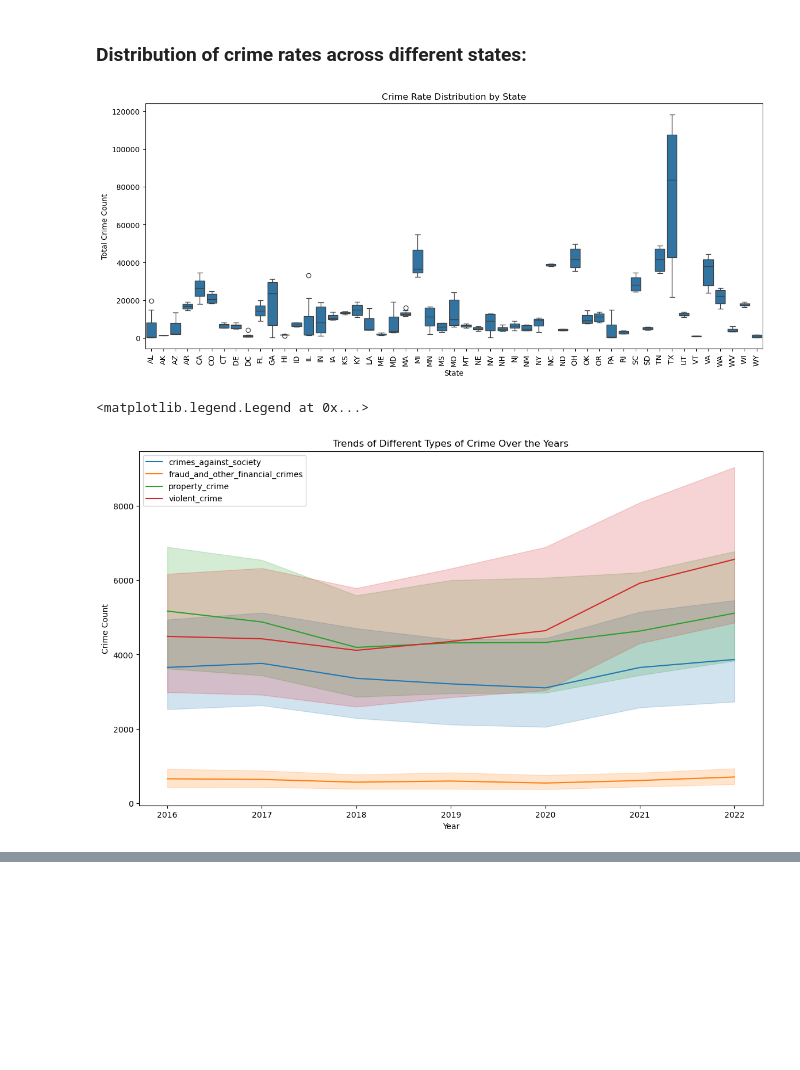
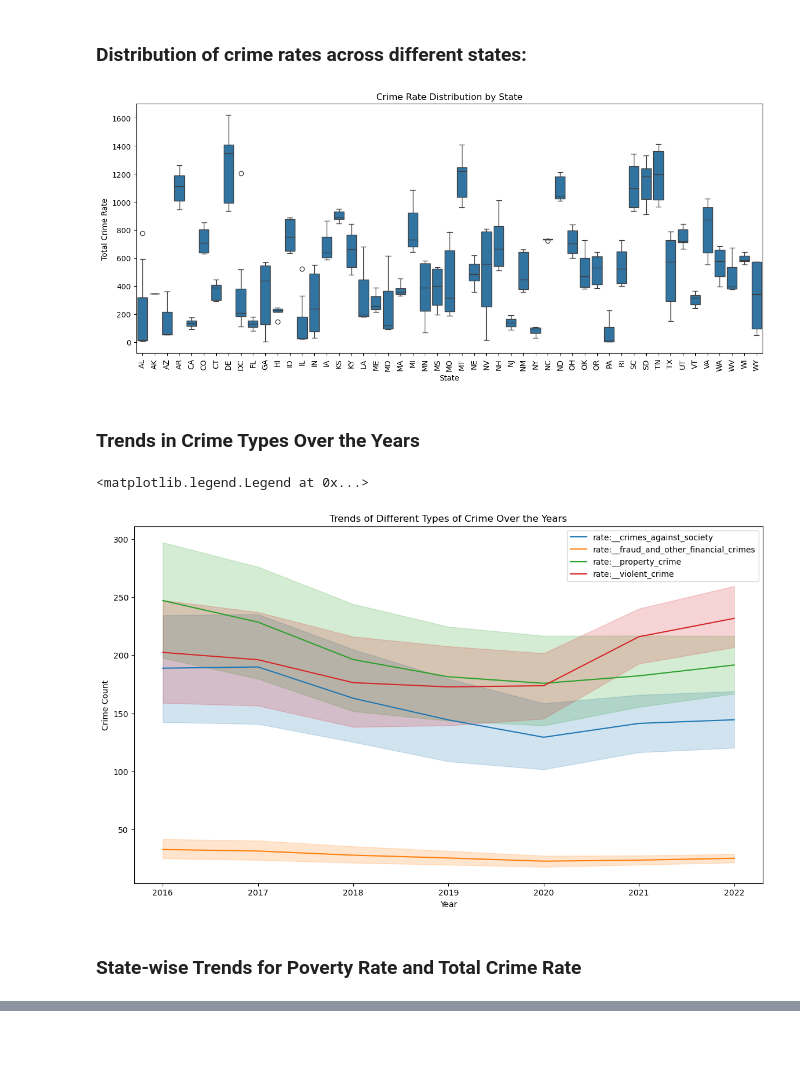
Before and after one commit to lpm24/youth_crime_group_project, a Jupyter notebook: code/01_EDA_and_Data_Cleaning.ipynb, the cells around one changed output, grey strips where cells are left out. Cells and saved outputs as stored; diff of their text form; code cells hidden in the pictures; blank space fills up the shorter version.

Commit message:
target now crime rate

```diff
--- a/code/01_EDA_and_Data_Cleaning.ipynb
+++ b/code/01_EDA_and_Data_Cleaning.ipynb
@@ -437,12 +456,18 @@ combined.shape
 # summing up 'crimes_against_society', 'fraud_and_other_financial_crimes', 'property_crime', and 'violent_crime' columns
 
 # ensuring we handle any missing values during summation by filling NaN with 0 temporarily
-combined['total_crime_count'] = combined[['crimes_against_society',
-                           'fraud_and_other_financial_crimes',
-                           'property_crime',
-                           'violent_crime']].fillna(0).sum(axis=1)
+combined['total_crime_count'] = combined[['count:__crimes_against_society',
+                           'count:__fraud_and_other_financial_crimes',
+                           'count:__property_crime',
+                           'count:__violent_crime']].fillna(0).sum(axis=1)
+# ensuring we handle any missing values during summation by filling NaN with 0 temporarily
+combined['total_crime_rate'] = combined[['rate:__crimes_against_society',
+                           'rate:__fraud_and_other_financial_crimes',
+                           'rate:__property_crime',
+                           'rate:__violent_crime']].fillna(0).sum(axis=1)
+
 
 # first few rows to confirm the new 'total_ crime_count' column
-combined[['state', 'year', 'crimes_against_society', 'fraud_and_other_financial_crimes',
-      'property_crime', 'violent_crime', 'total_crime_count']].head()
+combined[['state', 'year', 'count:__crimes_against_society', 'count:__fraud_and_other_financial_crimes',
+      'count:__property_crime', 'count:__violent_crime', 'total_crime_count']].head()
 # %% [output]
@@ -488,11 +510,0 @@ The distribution plot for total_crime_count shows the frequency of crime counts,
-# %%
-# Log transformation to address right-skewness in 'total_crime_count'
-# apply log transformation (adding a small constant to avoid log(0))
-combined['log_total_crime_count'] = np.log1p(combined['total_crime_count'])
-
-# distribution of log-transformed 'total_crime_count'
-plt.figure(figsize=(10, 6))
-sns.histplot(combined['log_total_crime_count'], kde=True, bins=30)
-plt.title('Log-Transformed Distribution of Total Crime Count')
-plt.xlabel('Log of Total Crime Count')
-plt.ylabel('Frequency');
@@ -502,0 +511,10 @@ The log-transformed distribution of total_crime_count is more normalized, reduci
+# %%
+combined['log_total_crime_rate'] = np.log1p(combined['total_crime_rate'])
+combined['log_total_crime_rate']
+
+# Plotting the distribution of the log-transformed total crime rate
+plt.figure(figsize=(10, 6))
+plt.hist(combined['log_total_crime_rate'], bins=30, color='skyblue', edgecolor='black')
+plt.title('Distribution of Log-transformed Total Crime Rate')
+plt.xlabel('Log-transformed Total Crime Rate')
+plt.ylabel('Frequency')
@@ -542,10 +577,10 @@ sns.pairplot(combined[selected_features], corner=True);
 # %%
 # boxplot to visualize the distribution of crime rates across different states
 plt.figure(figsize=(15, 6))
-sns.boxplot( data=combined,x='state', y='total_crime_count')
+sns.boxplot( data=combined,x='state', y='total_crime_rate')
 plt.xticks(rotation=90)
 plt.title('Crime Rate Distribution by State')
 plt.xlabel('State')
-plt.ylabel('Total Crime Count');
+plt.ylabel('Total Crime Rate');
 # %% [output]
-[figure, old version]
+[figure, new version]
@@ -554,18 +587,22 @@ plt.ylabel('Total Crime Count');
+# %% [markdown]
+###  Trends in Crime Types Over the Years
 # %%
 # line plot to visualize trends over the years for crime types
 
 
-crime_trend_features = ['crimes_against_society', 'fraud_and_other_financial_crimes', 'property_crime', 'violent_crime']
+crime_trend_features = ['rate:__crimes_against_society', 'rate:__fraud_and_other_financial_crimes', 'rate:__property_crime', 'rate:__violent_crime']
 
 plt.figure(figsize=(14, 8))
 
 for feature in crime_trend_features:
     sns.lineplot(x='year', y=feature, data=combined, label=feature)
 
 plt.title('Trends of Different Types of Crime Over the Years')
 plt.xlabel('Year')
 plt.ylabel('Crime Count')
 plt.legend()
 # %% [output]
 <matplotlib.legend.Legend at 0x...>
-[figure, old version]
+[figure, new version]
+# %% [markdown]
+### State-wise Trends for Poverty Rate and Total Crime Rate
```
Also changed, not shown: parts of 31 cells of this notebook, 8 other files.
